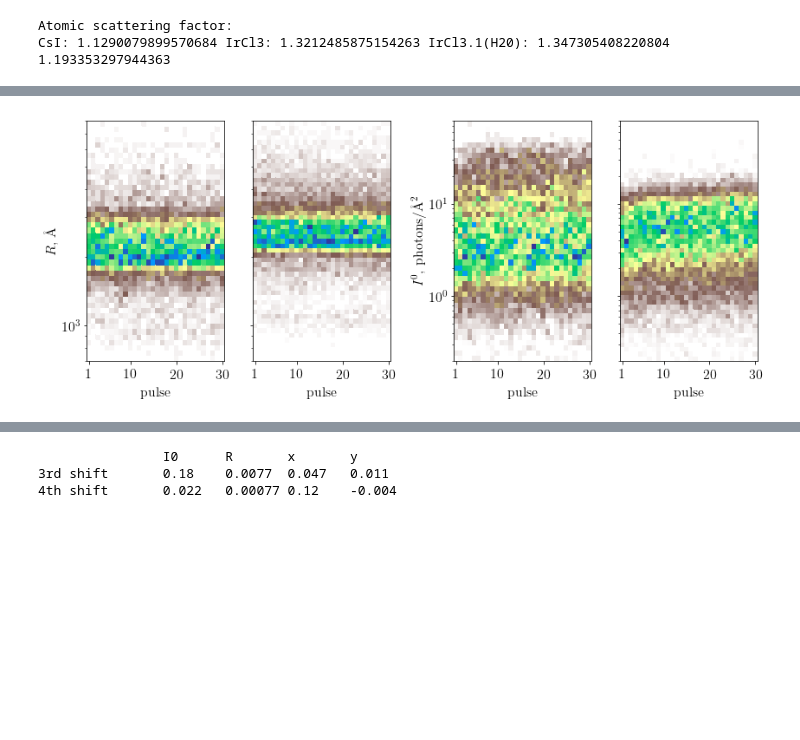
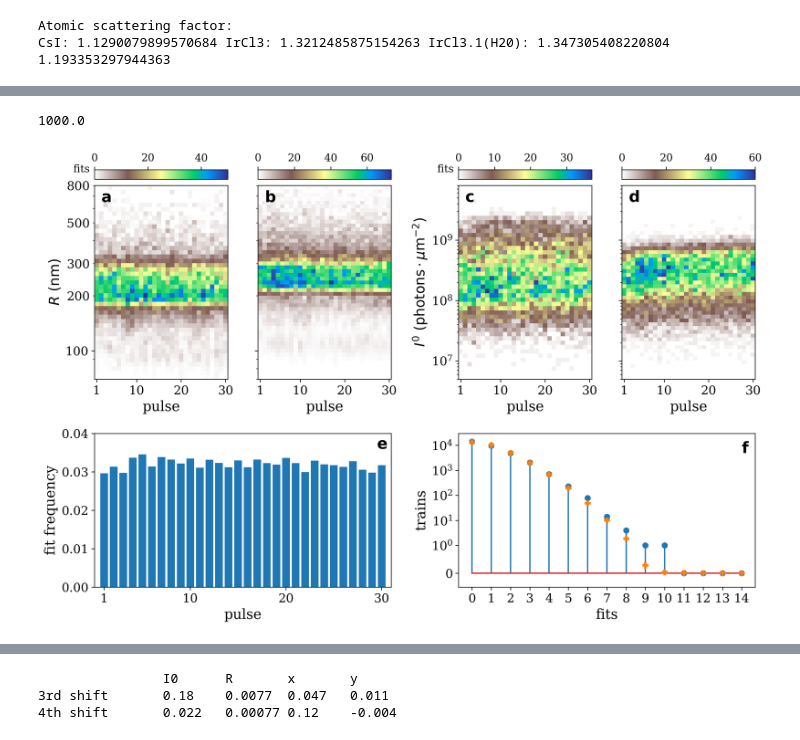
Before and after one commit to FilipeMaia/euxfel2013-analysis, a Jupyter notebook: figs/show_fits_analysis.ipynb, the cells around one changed output, grey strips where cells are left out. Saved outputs shown, nothing was run; the diff lists cells and outputs as text; code cells hidden in the pictures; blank space fills up the shorter version.

```diff
--- a/figs/show_fits_analysis.ipynb
+++ b/figs/show_fits_analysis.ipynb
@@ -129 +147,6 @@ plt.show()
+# %%
+fits.P[:,3] /= 10.
+# %%
+#fits.P[:,2] *= Eph*1e20*1.602176565e-19*1000
+fits.P[:,2] *= 1e8
 # %%
@@ -279,23 +494,81 @@ Median      3.770      1.461
 # %%
+plt.rc('text', usetex=True)
+plt.rc('text', usetex=False)
+plt.rc('font', family='serif', size=16)
+plt.rc('xtick', labelsize=14)
+plt.rc('ytick', labelsize=14)
+plt.rc('axes', labelsize=16)
+plt.rc('axes', titlesize=16)
+
 # histograms of size and incident photon intensity by pulses in a train
-fig = plt.figure(figsize=[12, 5])
-gs = plt.GridSpec(1, 2)
+fig = plt.figure(figsize=[12, 8], tight_layout=True, dpi=300)
+gs = plt.GridSpec(2, 2, height_ratios=[3,2.2])
 gs0 = gridspec.GridSpecFromSubplotSpec(1, 2, subplot_spec=gs[0])
 gs1 = gridspec.GridSpecFromSubplotSpec(1, 2, subplot_spec=gs[1])
 
 # shifts: 3rd, 4th
 k = [np.where(fits.grp < 2)[0], np.where(fits.grp >= 2)[0], ]
 
 # size
 ax = [ plt.subplot(gs0[0, 0]), plt.subplot(gs0[0, 1]) ]
-fits.plot_pulse_hist(ax, 3, k, (700, 8000))
+ims=fits.plot_pulse_hist(ax, 3, k, (70, 800))
+
+
+for i in range(1):
+    ax[i].set_yticks([100])
+    ax[i].set_yticks([90] + list(range(200, 900, 100)), minor=True)
+    ax[i].set_yticklabels(['100'])
+    ax[i].set_yticklabels(['', '200', '300', '','500', '', '', '800'], minor=True)
+
+ax[0].set_ylabel('$R\ (\mathrm{nm})$')
+ax[0].text(2, 650, '$\mathbf{a}$', fontsize=18)
+ax[1].text(2, 650, '$\mathbf{b}$', fontsize=18)
 
 # incident photon intensity
 ax = [ plt.subplot(gs1[0, 0]), plt.subplot(gs1[0, 1]) ]
-fits.plot_pulse_hist(ax, 2, k, (0.2, 80))
+ims2 = fits.plot_pulse_hist(ax, 2, k, (.5e7, 80e8))
+ax[0].set_ylabel('$I^0\ (\mathrm{photons}\cdot\mu\mathrm{m}^{-2})$')
 
-plt.tight_layout()
-fig.savefig("fig_fits_5.png", dpi=300)
+ax[0].text(2, 4.3e9, '$\mathbf{c}$', fontsize=18)
+ax[1].text(2, 4.3e9, '$\mathbf{d}$', fontsize=18)
+
+
+# distribution of fit conuts in a train
+mu, n, p = fits.get_ntrains_by_nfit()
+grps = np.array(fits.grps)
+
+# 3rd shift
+k = grps < 20
+
+ax = plt.subplot(gs[1, 0])
+
+k, = np.where(fits.run < len(fits.runs)-3)
+
+ax.bar(np.arange(1,31),np.bincount(fits.cell[k]) / float(fits.cell.size))
+ax.set_xticks([1,10,20,30])
+ax.set_xlim([0,31])
+ax.set_xlabel('pulse')
+ax.set_ylabel('fit frequency')
+
+ax.set_ylim(0, 0.04)
+
+ax.text(29.5, 0.036, '$\mathbf{e}$', fontsize=18)
+
+# 4th shift
+k = grps >= 0
+
+ax = plt.subplot(gs[1, 1])
+fits.plot_ntrains_by_nfit(mu[k], n[k,:], p[k,:], ax=ax)
+ax.set_ylim(-0.5, 3e4)
+ax.set_xlabel("fits")
+ax.set_ylabel("trains")
+ax.text(14, 5e3, '$\mathbf{f}$', fontsize=18)
+
+print(n.sum()/32)
+
+fig.savefig("pdf/figure_8.pdf")
+fig.savefig("eps/figure_8.eps")
 plt.show()
 # %% [output]
+1000.0
-[figure, old version]
+[figure, new version]
```
Also changed, not shown: parts of 13 cells of this notebook, 48 other files.
